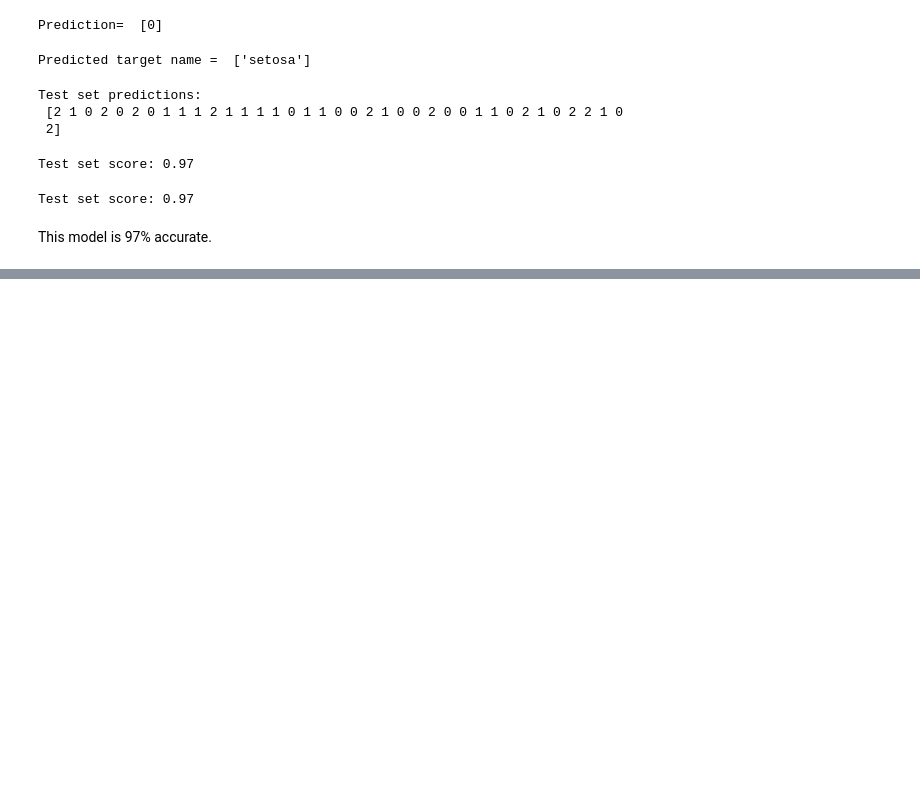
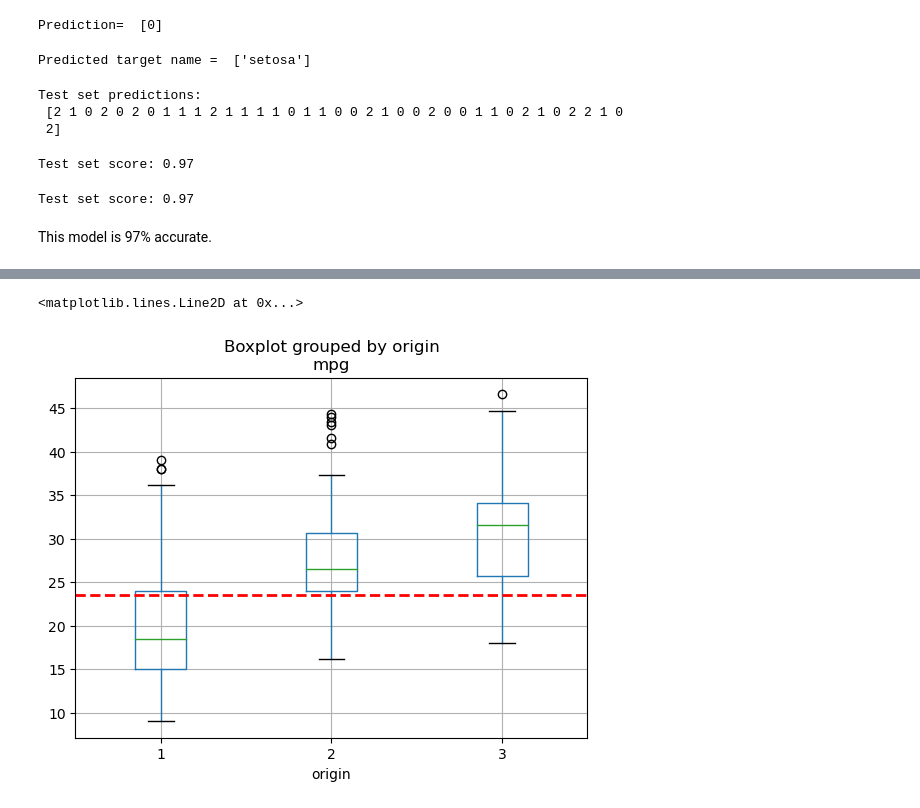
Before and after one commit to plwiscovitch/magnimindassignments, a Jupyter notebook: ML_mod1.ipynb, the cells around one changed output, grey strips where cells are left out. Cells and saved outputs as stored; diff of their text form; code cells hidden in the pictures; blank space fills up the shorter version.

```diff
--- a/ML_mod1.ipynb
+++ b/ML_mod1.ipynb
@@ -144,0 +347,9 @@ This model is 97% accurate.
+# %%
+#boxplot of original data
+
+boxplot_orig = auto.boxplot(column = 'mpg', by='origin')
+#fig1.axis(ymin=0, ymax=1)
+plt.axhline(auto.mpg.mean(), color='r', linestyle='dashed', linewidth = 2)
+# %% [output]
+<matplotlib.lines.Line2D at 0x...>
+[figure, added]
```
Also changed, not shown: parts of 44 cells of this notebook.
